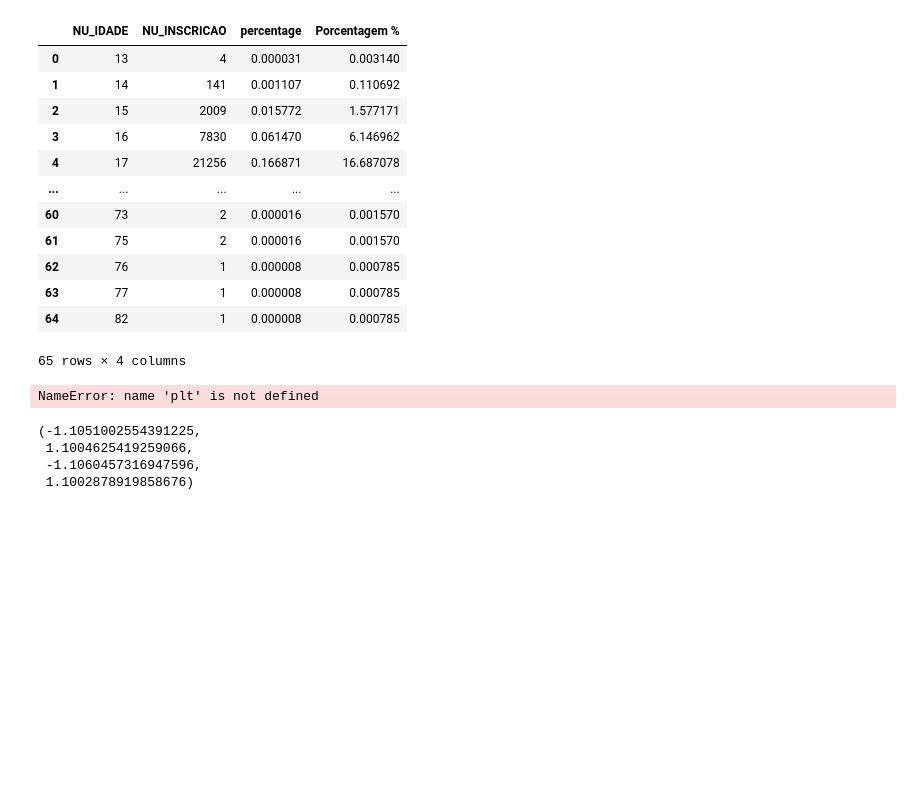
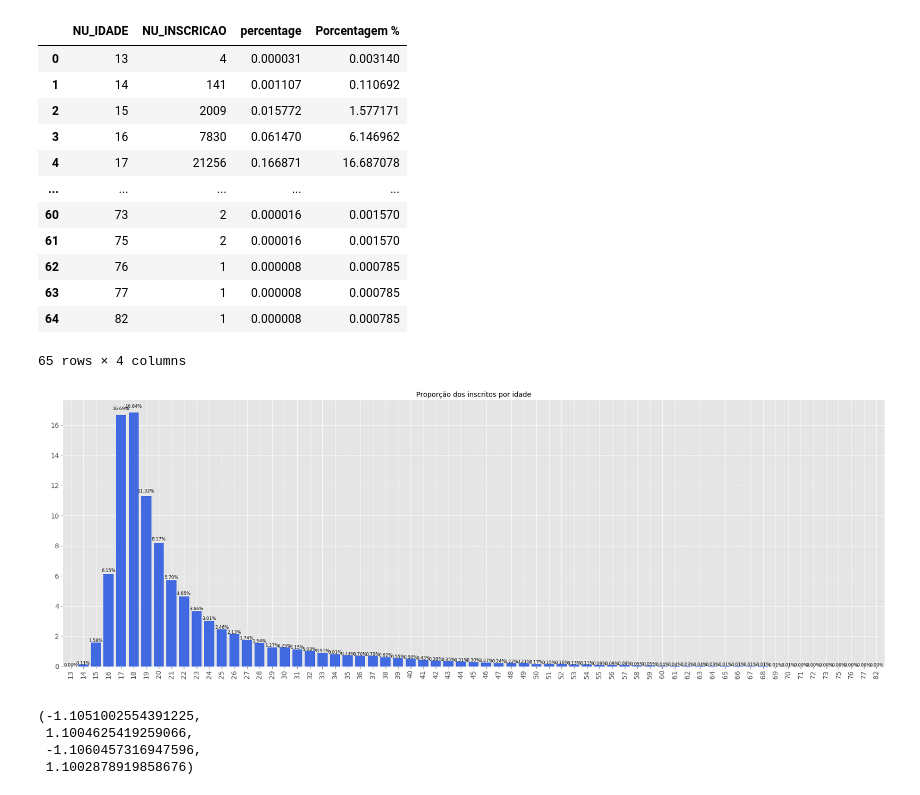
Before and after one commit to 6abi/imersaoDados, a Jupyter notebook: Aula01/Desafio01.ipynb, the cells around one changed output. Cells and saved outputs as stored; diff of their text form; code cells hidden in the pictures; blank space fills up the shorter version.

```diff
--- a/Aula01/Desafio01.ipynb
+++ b/Aula01/Desafio01.ipynb
@@ -51,25 +77,25 @@ data2
 # %%
 #graph style
 #using the style
 plt.style.use('ggplot')
 #my data plot and config
 
 ax = data2.plot.bar(x = "NU_IDADE", y = "Porcentagem %",
                     grid = True, stacked = True, width = 0.8,
                     color = "royalblue", figsize = (30,10), fontsize = 14, legend = False)
 
 ax.set_xlabel('Idade', size = 14, color = 'White')
 ax.set_ylabel('Porcentagem %', size = 14, color = 'White')
-plt.title('Proporção dos inscritos por idade', size = 14, color = 'White')
+plt.title('Proporção dos inscritos por idade', size = 14)
 
 # Add the annotations
 for p in ax.patches:
     width = p.get_width()
     height = p.get_height()
     x, y = p.get_xy()
     ax.annotate('{:.2%}'.format(height/100), (x + width/2, y + height*1.02), ha='center', fontsize= 9)
 # %% [output]
-NameError: name 'plt' is not defined
+[figure, added]
 # %%
 #plot pie graph
   # only "explode" the 2nd slice (i.e. 'Hogs')
```
Also changed, not shown: parts of 4 cells of this notebook.
